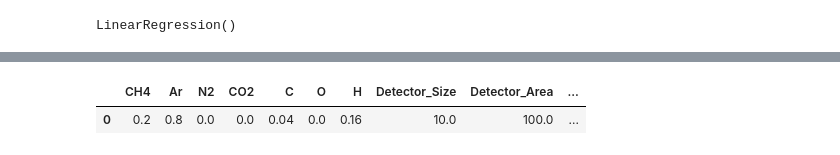
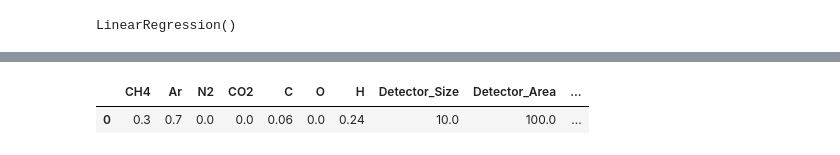
Before and after one commit to berkeryilmaz/HepML, a Jupyter notebook: rpc Ml.ipynb, the cells around one changed output, grey strips where cells are left out. Saved outputs shown, nothing was run; the diff lists cells and outputs as text; code cells hidden in the pictures.

```diff
--- a/rpc Ml.ipynb
+++ b/rpc Ml.ipynb
@@ -540,25 +536,25 @@ row
 # %%
-row = {'CH4': 0.2,
- 'Ar': 0.8,
+row = {'CH4': 0.3,
+ 'Ar': 0.7,
  'N2': 0.0,
  'CO2': 0.0,
- 'C': 0.04,
+ 'C': 0.06,
  'O': 0.0,
- 'H': 0.16,
+ 'H': 0.24,
  'Detector_Size': 10.0,
  'Detector_Area': 100.0,
  'Cover_Size': 8.0,
  'Cover_Area': 64.0,
  'Cover_Area_Ratio': 0.64,
- 'Voltage': 5500.0,
+ 'Voltage': 7000.0,
  'Time_Window': 15.0,
  'KV2': 12.25,
- 'cs': 0.0}
+ 'cs': 1.0}
 df = pd.DataFrame.from_dict(row,orient='index').T
 df
 # %% [output]
 |  | CH4 | Ar | N2 | CO2 | C | O | H | Detector_Size | Detector_Area | ... |
-| 0 | 0.2 | 0.8 | 0.0 | 0.0 | 0.04 | 0.0 | 0.16 | 10.0 | 100.0 | ... |
+| 0 | 0.3 | 0.7 | 0.0 | 0.0 | 0.06 | 0.0 | 0.24 | 10.0 | 100.0 | ... |
 # %%
 model_grnn.predict(df)
 # %% [output]
```
Also changed, not shown: parts of 42 cells of this notebook, 1 other file.
